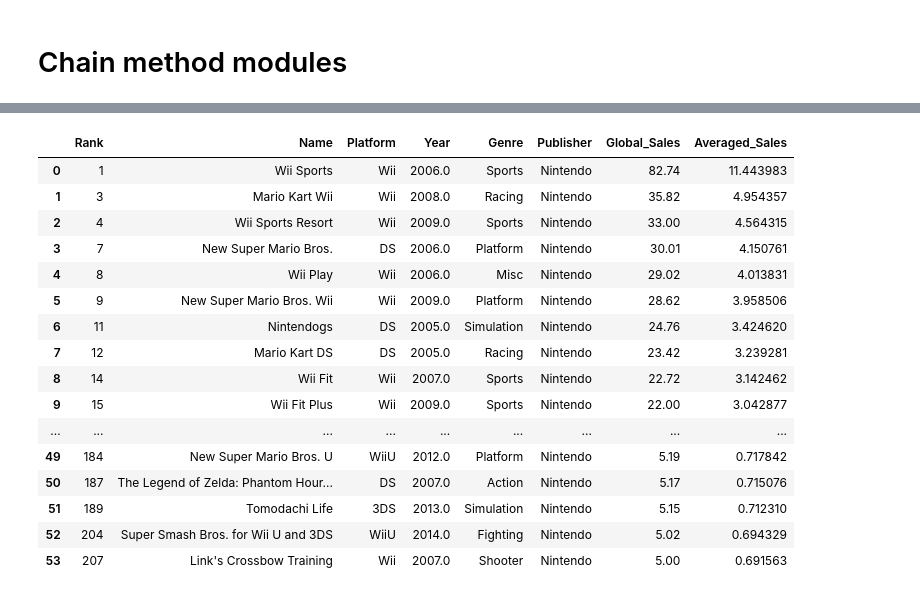
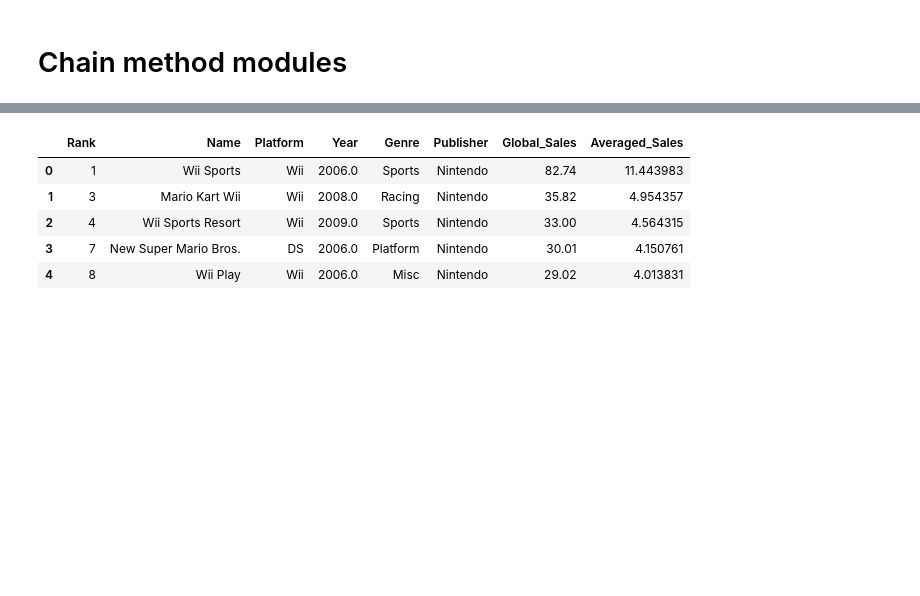
Before and after one commit to data301-2020-winter1/course-project-group_6002, a Jupyter notebook: analysis/Brian/Milestone 2 Analysis.ipynb, the cells around one changed output, grey strips where cells are left out. Saved outputs shown, nothing was run; the diff lists cells and outputs as text; code cells hidden in the pictures; blank space fills up the shorter version.

```diff
--- a/analysis/Brian/Milestone 2 Analysis.ipynb
+++ b/analysis/Brian/Milestone 2 Analysis.ipynb
@@ -383,23 +361,12 @@ dfWiiM
 # %%
-dfNinM
+dfNinM.head()
 # %% [output]
 |  | Rank | Name | Platform | Year | Genre | Publisher | Global_Sales | Averaged_Sales |
 | 0 | 1 | Wii Sports | Wii | 2006.0 | Sports | Nintendo | 82.74 | 11.443983 |
 | 1 | 3 | Mario Kart Wii | Wii | 2008.0 | Racing | Nintendo | 35.82 | 4.954357 |
 | 2 | 4 | Wii Sports Resort | Wii | 2009.0 | Sports | Nintendo | 33.00 | 4.564315 |
 | 3 | 7 | New Super Mario Bros. | DS | 2006.0 | Platform | Nintendo | 30.01 | 4.150761 |
 | 4 | 8 | Wii Play | Wii | 2006.0 | Misc | Nintendo | 29.02 | 4.013831 |
-| 5 | 9 | New Super Mario Bros. Wii | Wii | 2009.0 | Platform | Nintendo | 28.62 | 3.958506 |
-| 6 | 11 | Nintendogs | DS | 2005.0 | Simulation | Nintendo | 24.76 | 3.424620 |
-| 7 | 12 | Mario Kart DS | DS | 2005.0 | Racing | Nintendo | 23.42 | 3.239281 |
-| 8 | 14 | Wii Fit | Wii | 2007.0 | Sports | Nintendo | 22.72 | 3.142462 |
-| 9 | 15 | Wii Fit Plus | Wii | 2009.0 | Sports | Nintendo | 22.00 | 3.042877 |
-| ... | ... | ... | ... | ... | ... | ... | ... | ... |
-| 49 | 184 | New Super Mario Bros. U | WiiU | 2012.0 | Platform | Nintendo | 5.19 | 0.717842 |
-| 50 | 187 | The Legend of Zelda: Phantom Hour... | DS | 2007.0 | Action | Nintendo | 5.17 | 0.715076 |
-| 51 | 189 | Tomodachi Life | 3DS | 2013.0 | Simulation | Nintendo | 5.15 | 0.712310 |
-| 52 | 204 | Super Smash Bros. for Wii U and 3DS | WiiU | 2014.0 | Fighting | Nintendo | 5.02 | 0.694329 |
-| 53 | 207 | Link's Crossbow Training | Wii | 2007.0 | Shooter | Nintendo | 5.00 | 0.691563 |
 # %%
 df2019G = dfAllM.groupby(["Genre","Publisher", "Year", "Platform"]).sum()["Global_Sales"]
 #df2019G
```
Also changed, not shown: parts of 13 cells of this notebook, 2 other files.
